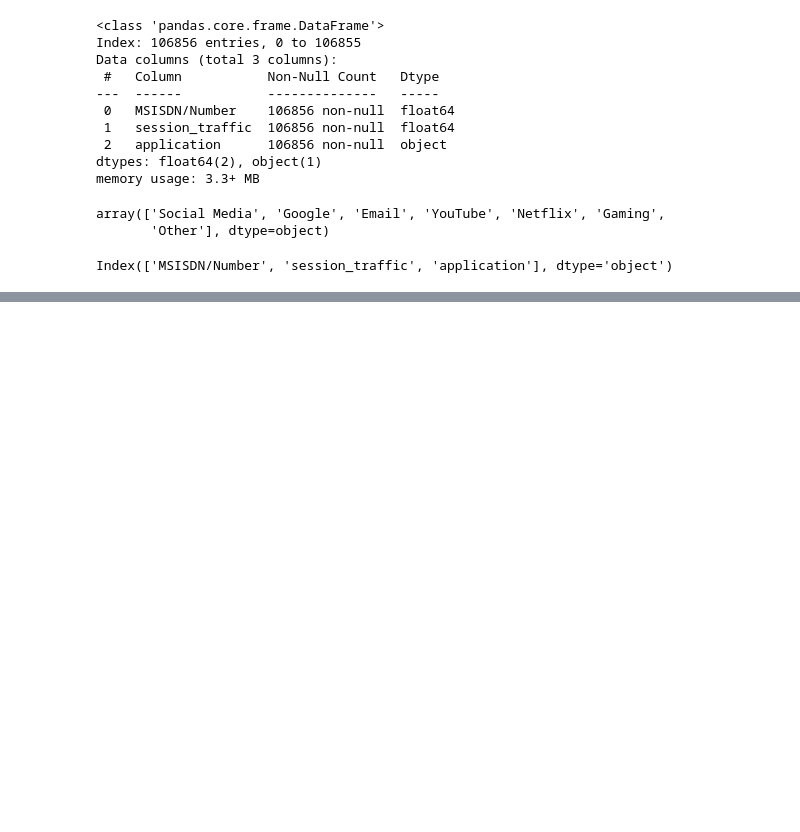
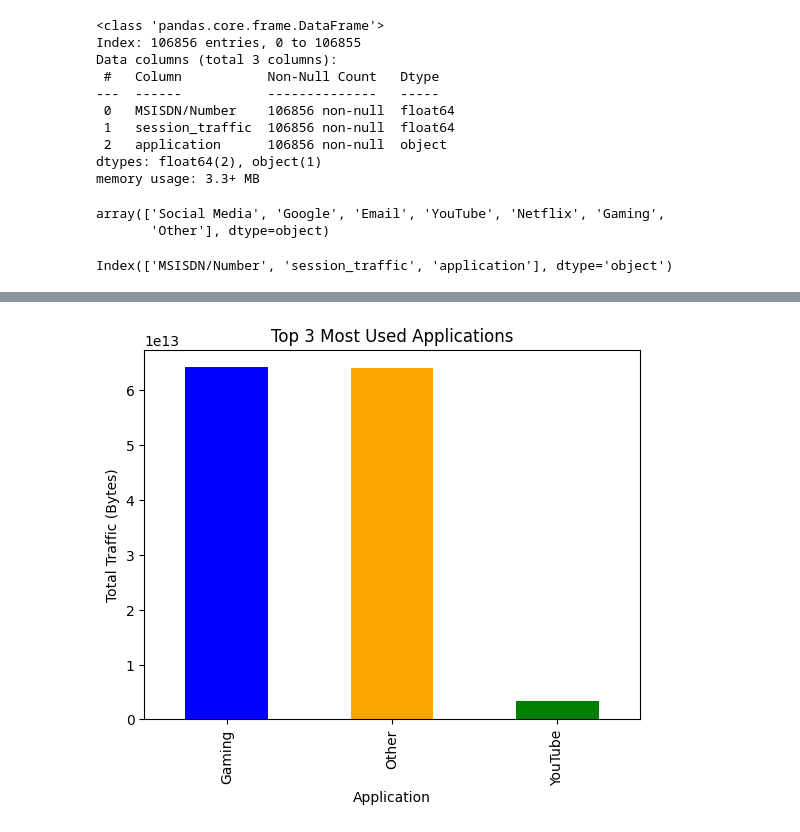
Before and after one commit to amare1990/tellCo-business-analytics, a Jupyter notebook: notebooks/user_engagement_analyzer.ipynb, the cells around one changed output, grey strips where cells are left out. Saved outputs shown, nothing was run; the diff lists cells and outputs as text; code cells hidden in the pictures; blank space fills up the shorter version.

```diff
--- a/notebooks/user_engagement_analyzer.ipynb
+++ b/notebooks/user_engagement_analyzer.ipynb
@@ -149,0 +150,4 @@ top_users_per_app[top_users_per_app['application']=='Emai']
+# %%
+user_engagement.plot_top_apps(app_traffic)
+# %% [output]
+[figure, added]
```
Also changed, not shown: parts of 2 cells of this notebook, 1 other file.
